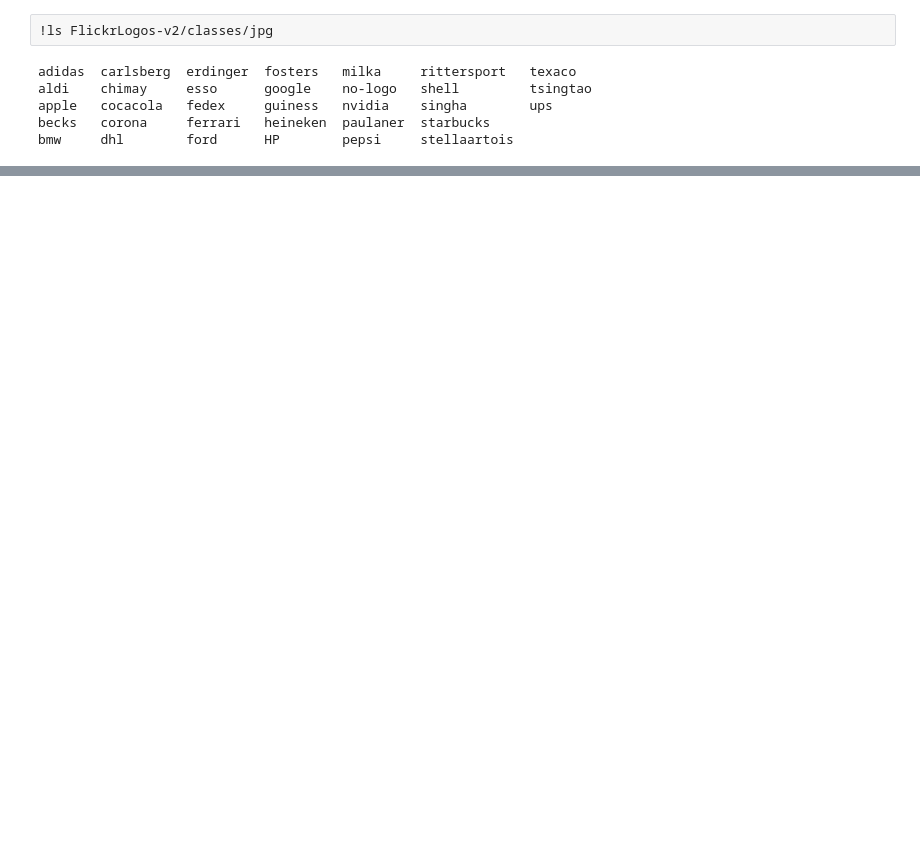
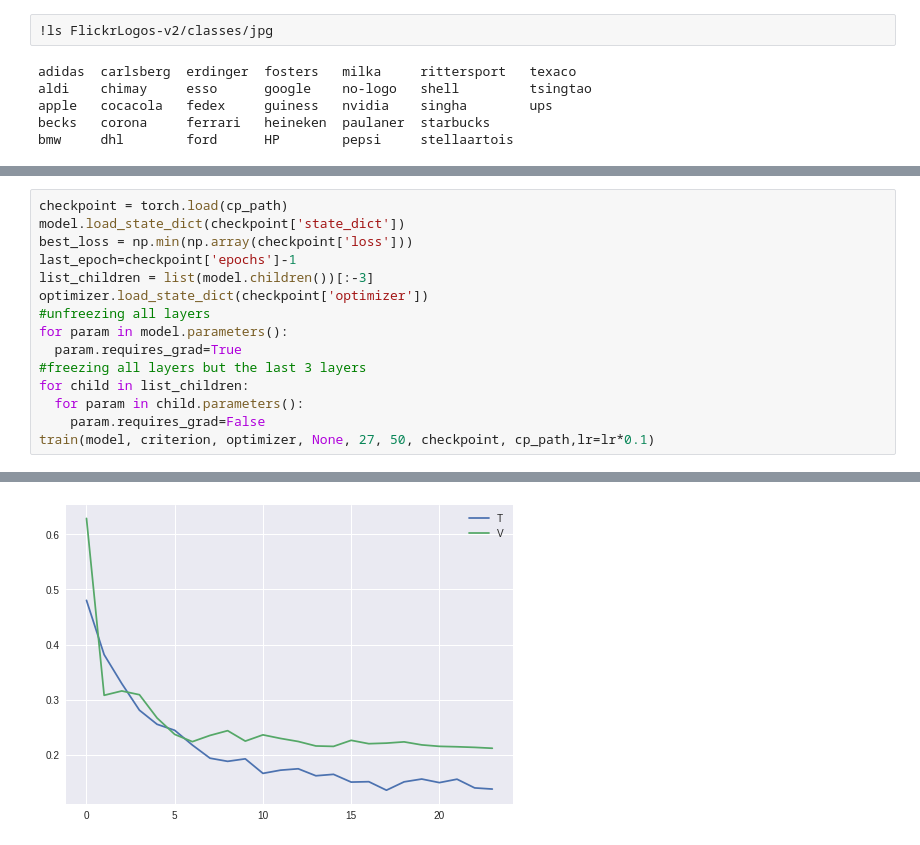
Before and after one commit to DavidAshraf/Logo-Classifier, a Jupyter notebook: Logo_Classifier.ipynb, the cells around one changed output, grey strips where cells are left out. Cells and saved outputs as stored; diff of their text form; blank space fills up the shorter version.

```diff
--- a/Logo_Classifier.ipynb
+++ b/Logo_Classifier.ipynb
@@ -255,0 +302,16 @@ drive  sample_data
+# %%
+checkpoint = torch.load(cp_path)
+model.load_state_dict(checkpoint['state_dict'])
+best_loss = np.min(np.array(checkpoint['loss']))
+last_epoch=checkpoint['epochs']-1
+list_children = list(model.children())[:-3]
+optimizer.load_state_dict(checkpoint['optimizer'])
+#unfreezing all layers
+for param in model.parameters():
+  param.requires_grad=True
+#freezing all layers but the last 3 layers
+for child in list_children:
+  for param in child.parameters():
+    param.requires_grad=False
+train(model, criterion, optimizer, None, 27, 50, checkpoint, cp_path,lr=lr*0.1)
+# %% [output]
@@ -255,0 +335 @@ drive  sample_data
+[figure, added]
```
Also changed, not shown: parts of 14 cells of this notebook.
